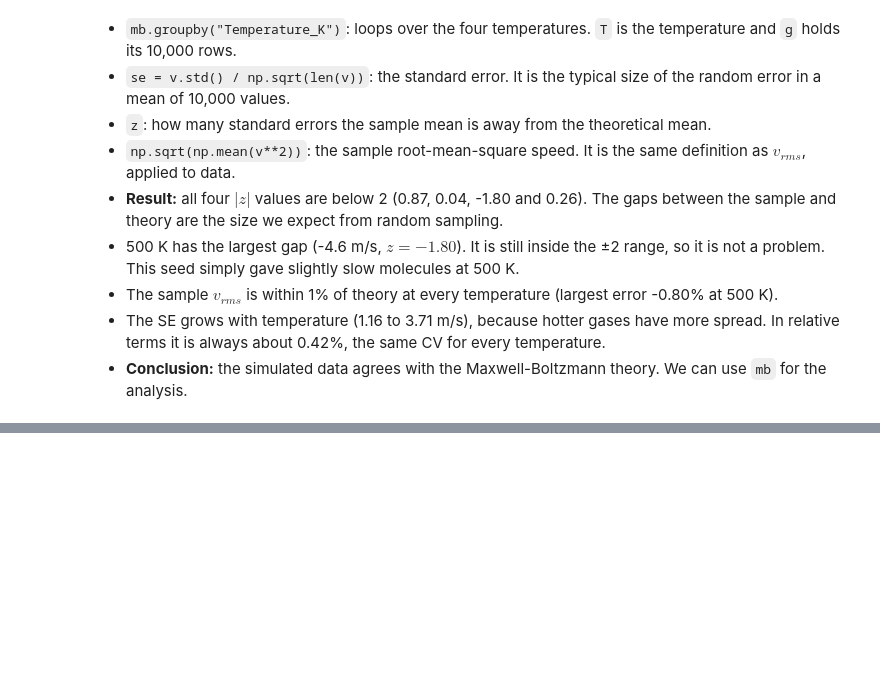
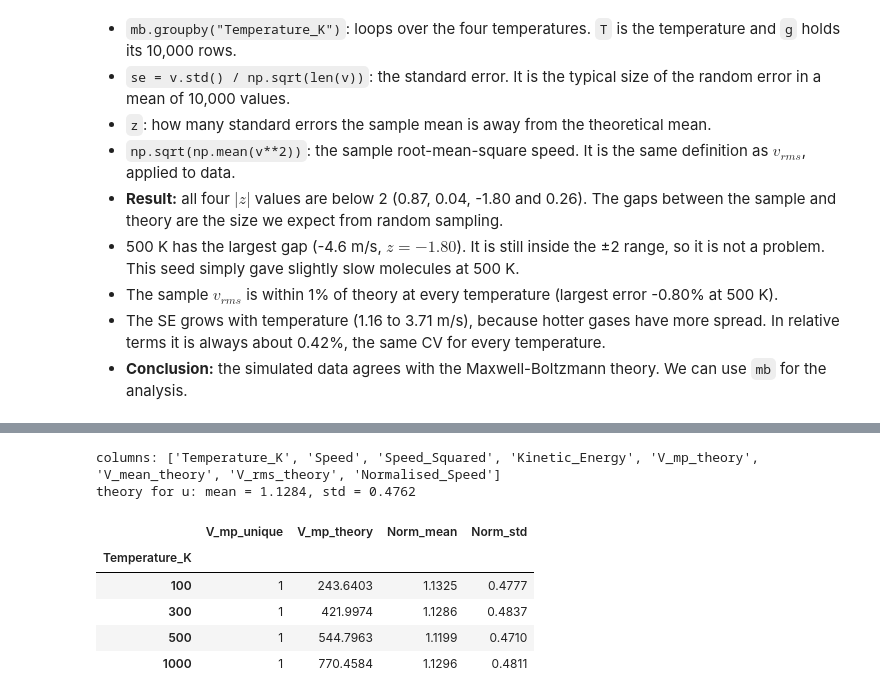
Before and after one commit to 2026023DataAnalysis/Strategy_thinking, a Jupyter notebook: Fluid Data Analytic.ipynb, the cells around one changed output, grey strips where cells are left out. Cells and saved outputs as stored; diff of their text form; code cells hidden in the pictures; blank space fills up the shorter version.

```diff
--- a/Fluid Data Analytic.ipynb
+++ b/Fluid Data Analytic.ipynb
@@ -395,0 +424,10 @@ pd.DataFrame(rows).set_index("T (K)").round(2)
+# %%
+mb["Speed_Squared"] = mb["Speed"] ** 2                          # m^2/s^2
+mb["Kinetic_Energy"] = 0.5 * M_MOLECULE * mb["Speed_Squared"]   # J
+
+energy = mb.groupby("Temperature_K")["Kinetic_Energy"].mean().to_frame("mean E_k (J)")
+energy["3/2 k_B T (J)"] = 1.5 * K_B * energy.index
+energy["mean E_k / (k_B T)"] = energy["mean E_k (J)"] / (K_B * energy.index)
+
+print(mb.head(3), "\n")
+energy.style.format({"mean E_k (J)": "{:.4e}", "3/2 k_B T (J)": "{:.4e}", "mean E_k / (k_B T)": "{:.4f}"})
@@ -395,0 +462,26 @@ pd.DataFrame(rows).set_index("T (K)").round(2)
+# %%
+mb["V_mp_theory"] = v_most_probable(mb["Temperature_K"])
+mb["V_mean_theory"] = v_mean_theory(mb["Temperature_K"])
+mb["V_rms_theory"] = v_rms_theory(mb["Temperature_K"])
+mb["Normalised_Speed"] = mb["Speed"] / mb["V_mp_theory"]
+
+LEAKAGE_COLS = ["V_mp_theory", "V_mean_theory", "V_rms_theory", "Normalised_Speed"]   # never use as model inputs
+
+summary = mb.groupby("Temperature_K").agg(
+    V_mp_unique=("V_mp_theory", "nunique"),
+    V_mp_theory=("V_mp_theory", "first"),
+    Norm_mean=("Normalised_Speed", "mean"),
+    Norm_std=("Normalised_Speed", "std"),
+)
+print("columns:", list(mb.columns))
+print(f"theory for u: mean = {2 / np.sqrt(np.pi):.4f}, std = {np.sqrt(1.5 - 4 / np.pi):.4f}\n")
+summary.round(4)
+# %% [output]
+columns: ['Temperature_K', 'Speed', 'Speed_Squared', 'Kinetic_Energy', 'V_mp_theory', 'V_mean_theory', 'V_rms_theory', 'Normalised_Speed']
+theory for u: mean = 1.1284, std = 0.4762
+|  | V_mp_unique | V_mp_theory | Norm_mean | Norm_std |
+| Temperature_K |  |  |  |  |
+| 100 | 1 | 243.6403 | 1.1325 | 0.4777 |
+| 300 | 1 | 421.9974 | 1.1286 | 0.4837 |
+| 500 | 1 | 544.7963 | 1.1199 | 0.4710 |
+| 1000 | 1 | 770.4584 | 1.1296 | 0.4811 |
```
Also changed, not shown: parts of 17 cells of this notebook, 2 other files.
